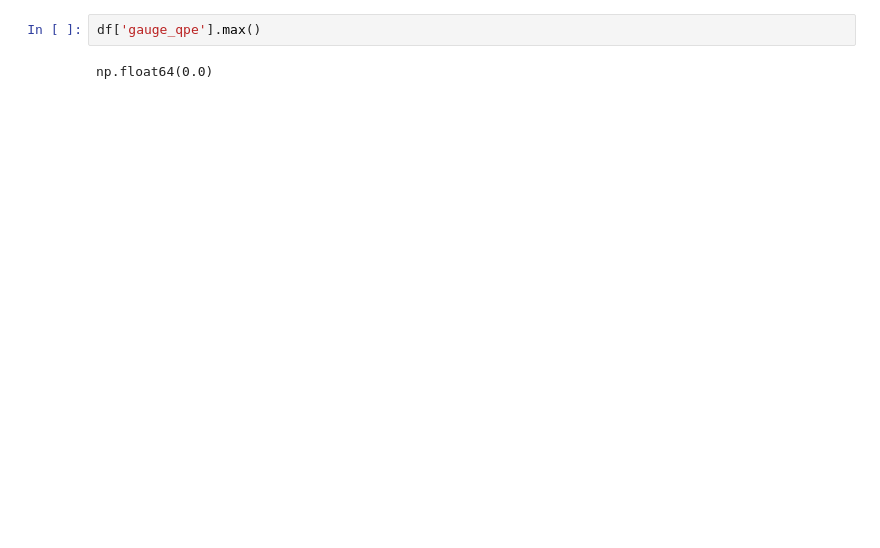
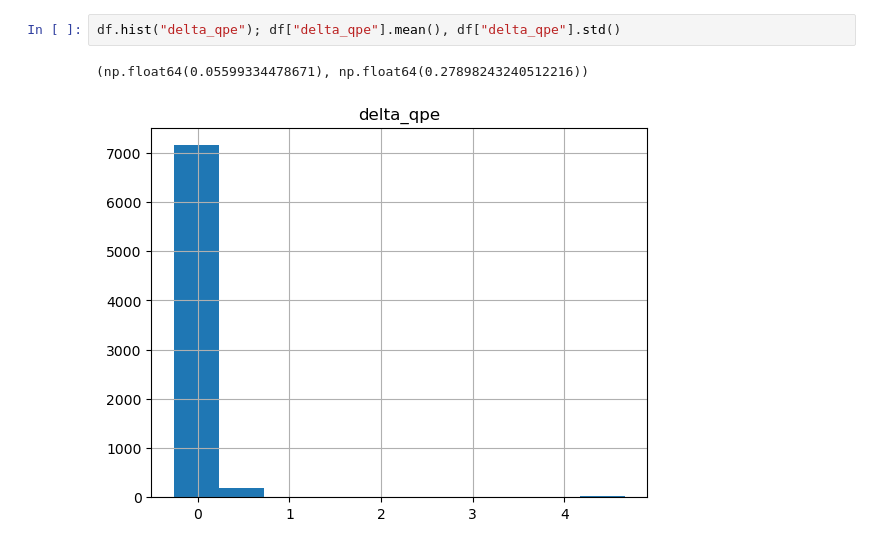
Before and after one commit to leharris3/ccrfcd-gauge-grids, a Jupyter notebook: notebooks/hillary_analysis.ipynb, the cells around one changed output. Cells and saved outputs as stored; diff of their text form; blank space fills up the shorter version.

```diff
--- a/notebooks/hillary_analysis.ipynb
+++ b/notebooks/hillary_analysis.ipynb
@@ -6,4 +16,5 @@ df = pd.read_csv("/playpen/mufan/levi/tianlong-chen-lab/nws-lv-precip-forecastin
 # %%
-df['gauge_qpe'].max()
+df.hist("delta_qpe"); df["delta_qpe"].mean(), df["delta_qpe"].std()
 # %% [output]
-np.float64(0.0)
+(np.float64(0.05599334478671), np.float64(0.27898243240512216))
+[figure, added]
```
Also changed, not shown: parts of 5 cells of this notebook, 14 other files.
